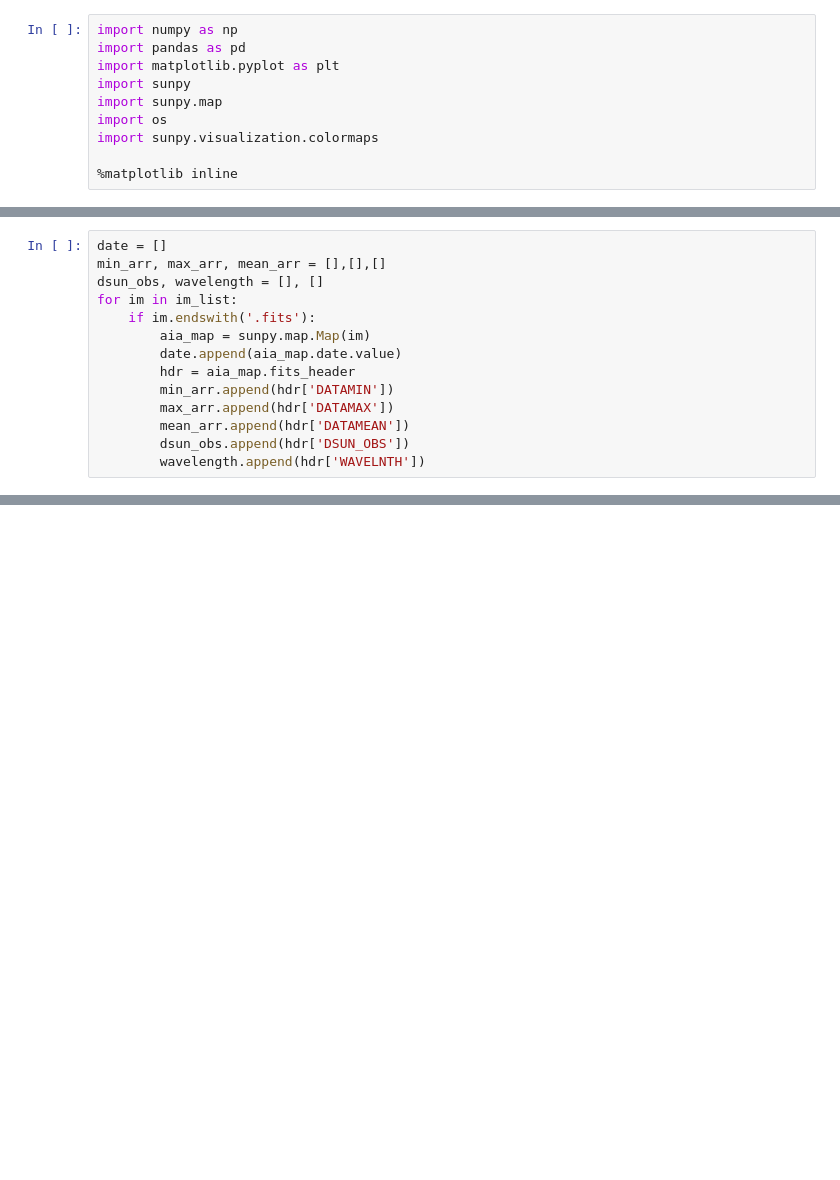
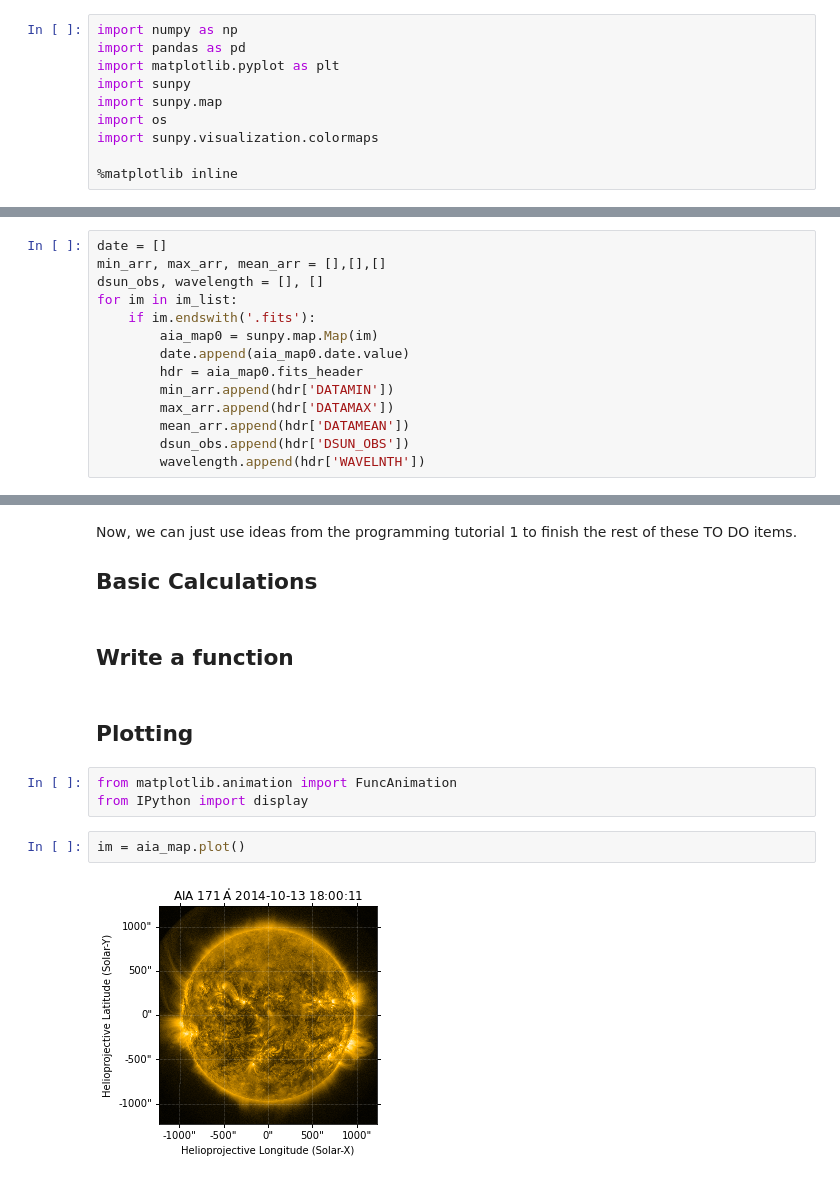
Before and after one commit to bouldersolarreu/programming-tutorials, a Jupyter notebook: reu_programming/programming_2/AIA_EDA.ipynb, the cells around one changed output, grey strips where cells are left out. Cells and saved outputs as stored; diff of their text form; blank space fills up the shorter version.

Commit message:
updating programming 2 solutions

```diff
--- a/reu_programming/programming_2/AIA_EDA.ipynb
+++ b/reu_programming/programming_2/AIA_EDA.ipynb
@@ -124,9 +118,9 @@ min_arr, max_arr, mean_arr = [],[],[]
 dsun_obs, wavelength = [], []
 for im in im_list:
     if im.endswith('.fits'):
-        aia_map = sunpy.map.Map(im)
-        date.append(aia_map.date.value)
-        hdr = aia_map.fits_header
+        aia_map0 = sunpy.map.Map(im)
+        date.append(aia_map0.date.value)
+        hdr = aia_map0.fits_header
         min_arr.append(hdr['DATAMIN'])
         max_arr.append(hdr['DATAMAX'])
         mean_arr.append(hdr['DATAMEAN'])
@@ -136,0 +140,15 @@ for im in im_list:
+# %% [markdown]
+Now, we can just use ideas from the programming tutorial 1 to finish the rest of these TO DO items.
+
+## Basic Calculations
+# %% [markdown]
+## Write a function
+# %% [markdown]
+## Plotting
+# %%
+from matplotlib.animation import FuncAnimation
+from IPython import display
+# %%
+im = aia_map.plot()
+# %% [output]
+[figure, added]
```
Also changed, not shown: parts of 23 cells of this notebook, 2 other files.
